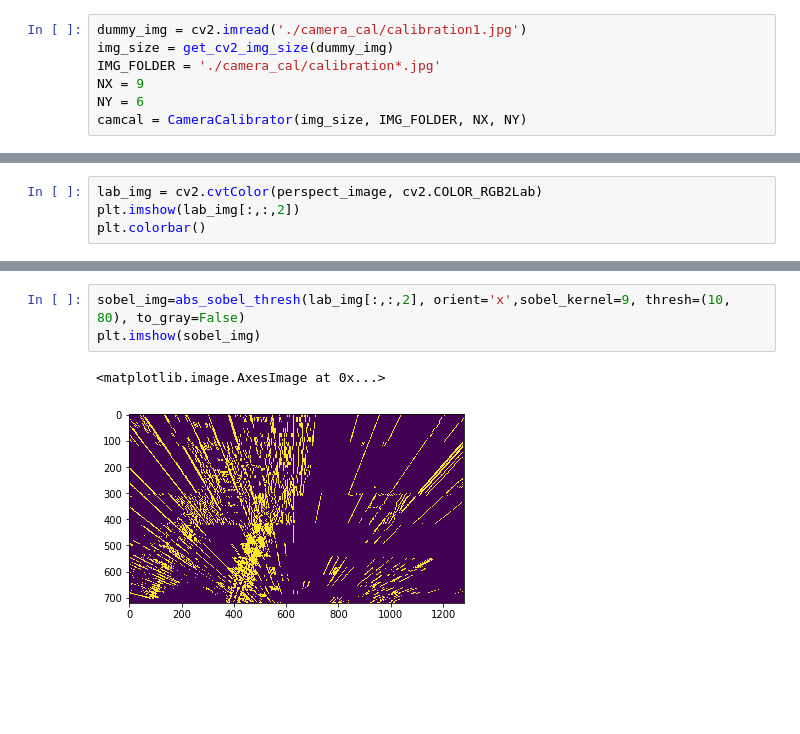
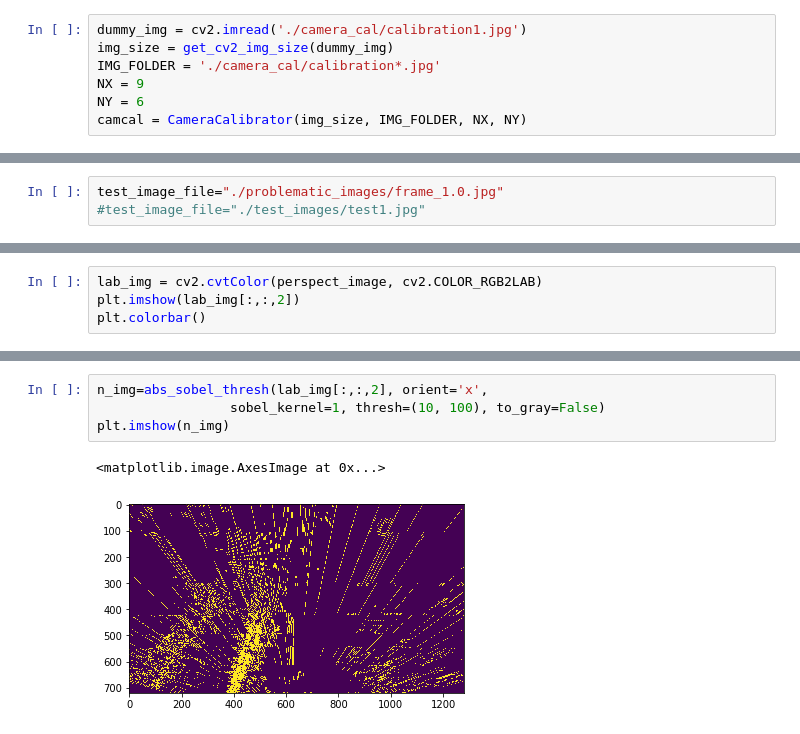
Before and after one commit to kanhua/CarND-Advanced-Lane-Lines, a Jupyter notebook: challenge video image analysis.ipynb, the cells around one changed output, grey strips where cells are left out. Cells and saved outputs as stored; diff of their text form; blank space fills up the shorter version.

```diff
--- a/challenge video image analysis.ipynb
+++ b/challenge video image analysis.ipynb
@@ -19,3 +17,6 @@ test_image_file="./problematic_images/frame_0.5.jpg"
+# %%
+test_image_file="./problematic_images/frame_1.0.jpg"
+#test_image_file="./test_images/test1.jpg"
 # %%
 test_image = cv2.imread(test_image_file)
 n_image = camcal.transform(test_image)
@@ -75,5 +191,5 @@ plt.imshow(sobel_img)
 # %%
-lab_img = cv2.cvtColor(perspect_image, cv2.COLOR_RGB2Lab)
+lab_img = cv2.cvtColor(perspect_image, cv2.COLOR_RGB2LAB)
 plt.imshow(lab_img[:,:,2])
 plt.colorbar()
 # %% [output]
@@ -82,6 +212,7 @@ plt.colorbar()
 # %%
-sobel_img=abs_sobel_thresh(lab_img[:,:,2], orient='x',sobel_kernel=9, thresh=(10, 80), to_gray=False)
-plt.imshow(sobel_img)
+n_img=abs_sobel_thresh(lab_img[:,:,2], orient='x',
+                 sobel_kernel=1, thresh=(10, 100), to_gray=False)
+plt.imshow(n_img)
 # %% [output]
 <matplotlib.image.AxesImage at 0x...>
-[figure, old version]
+[figure, new version]
```
Also changed, not shown: parts of 37 cells of this notebook, 5 other files.
